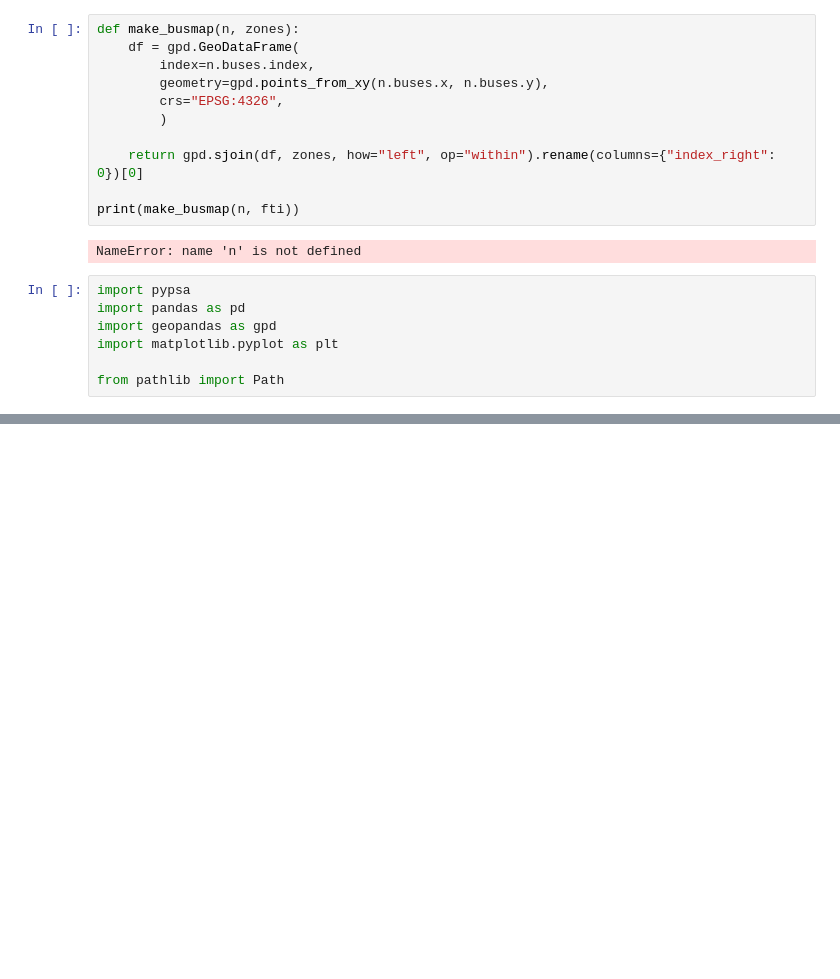
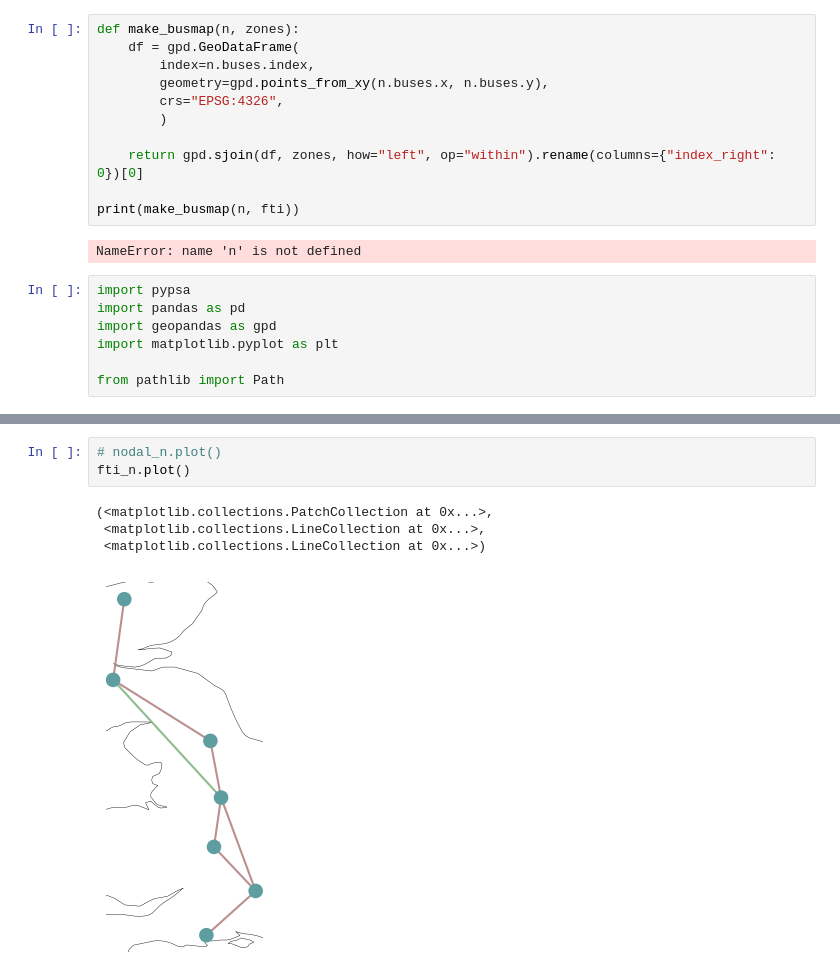
Before and after one commit to LukasFrankenQ/LMP, a Jupyter notebook: notebooks/network_tests.ipynb, the cells around one changed output, grey strips where cells are left out. Saved outputs shown, nothing was run; the diff lists cells and outputs as text; blank space fills up the shorter version.

```diff
--- a/notebooks/network_tests.ipynb
+++ b/notebooks/network_tests.ipynb
@@ -201,0 +320,8 @@ nodal_n
+# %%
+# nodal_n.plot()
+fti_n.plot()
+# %% [output]
+(<matplotlib.collections.PatchCollection at 0x...>,
+ <matplotlib.collections.LineCollection at 0x...>,
+ <matplotlib.collections.LineCollection at 0x...>)
+[figure, added]
```
Also changed, not shown: parts of 14 cells of this notebook.
